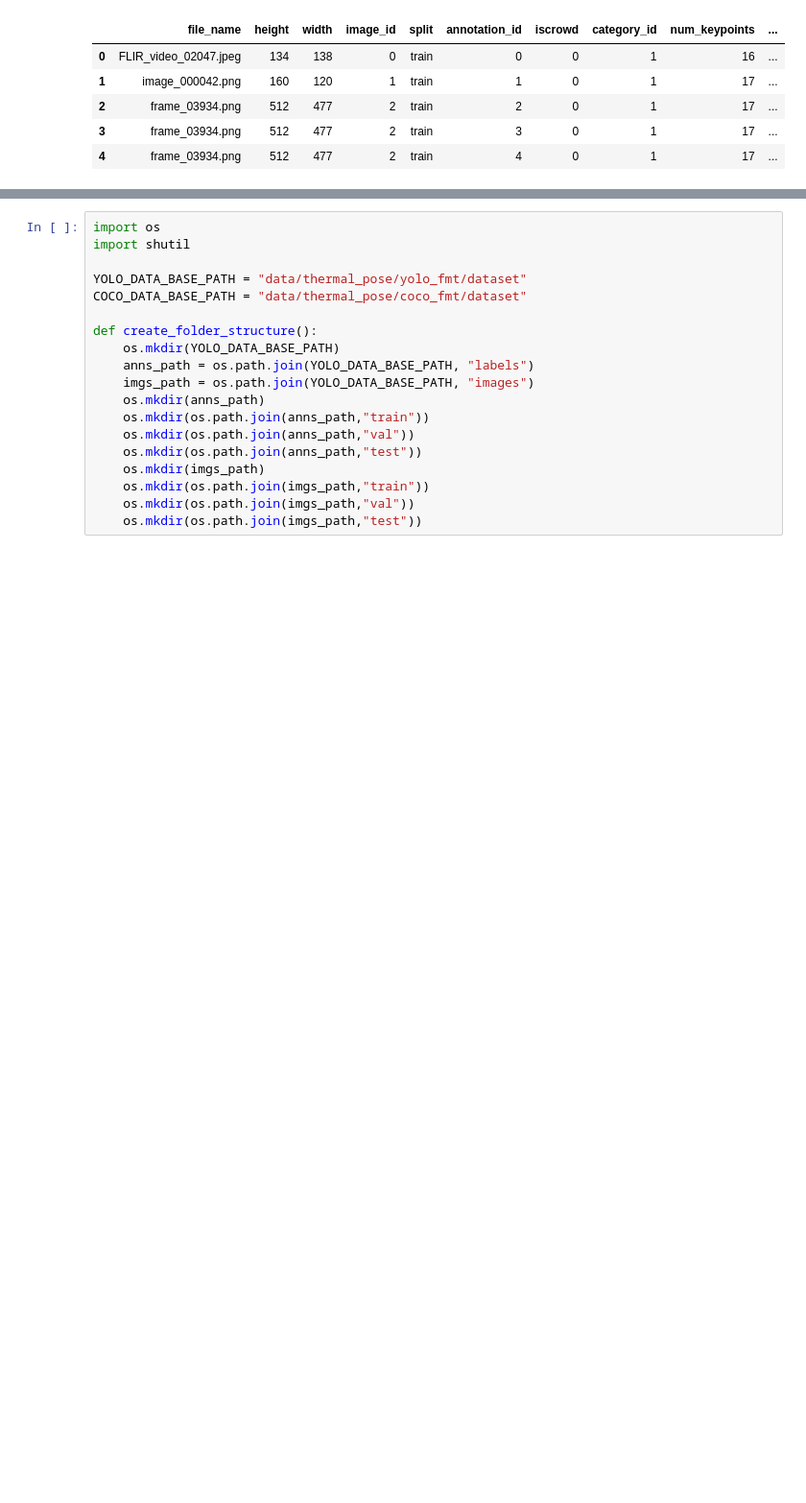
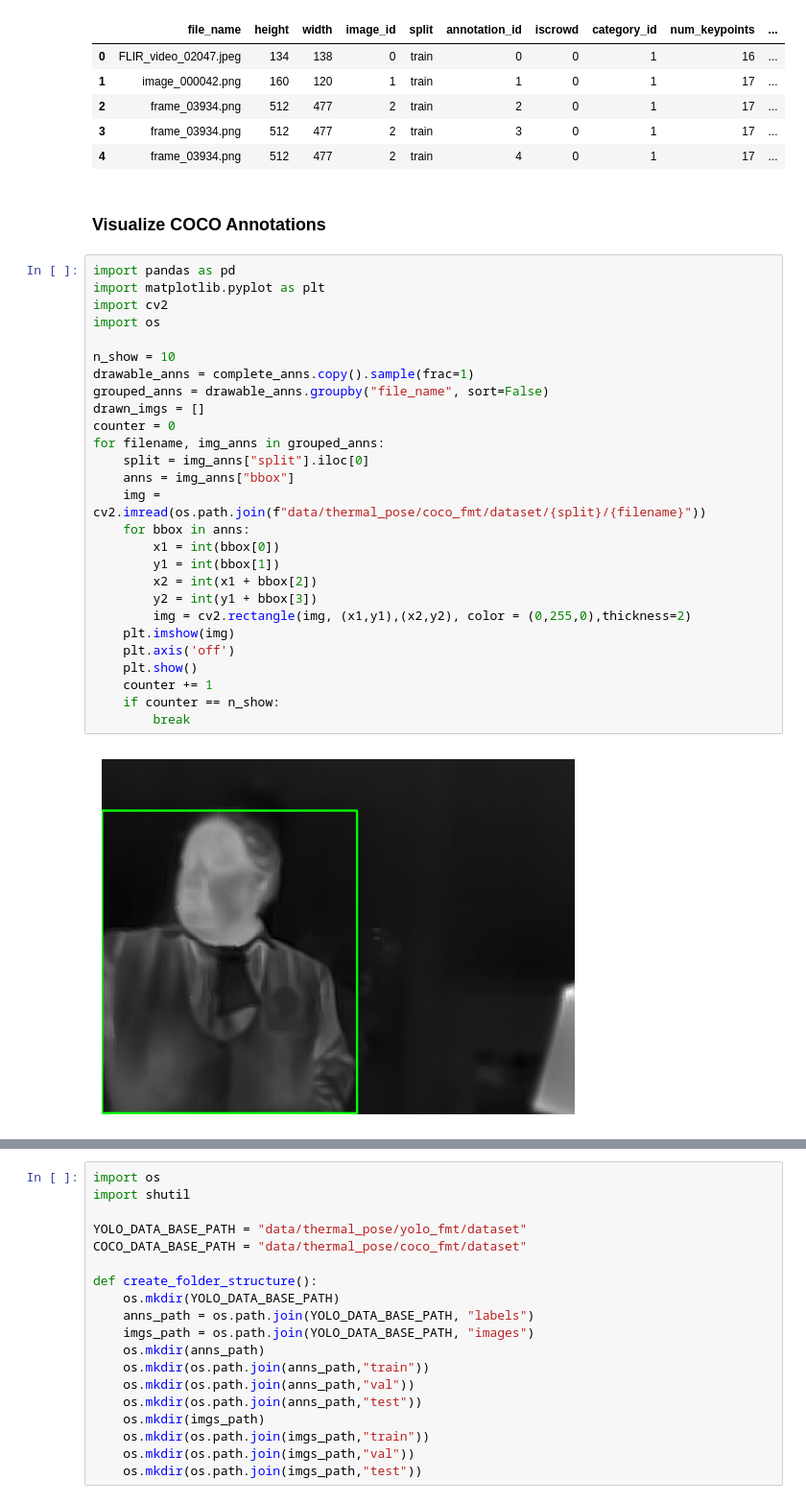
Before and after one commit to jsmithdlc/YoloV7-Person-Det, a Jupyter notebook: transform-annotations.ipynb, the cells around one changed output, grey strips where cells are left out. Shown at 96% size. Cells and saved outputs as stored; diff of their text form; blank space fills up the shorter version.

Commit message:
feat: add ann and person detection visualization

```diff
--- a/transform-annotations.ipynb
+++ b/transform-annotations.ipynb
@@ -47,3 +47,34 @@ complete_anns.head()
 | 2 | frame_03934.png | 512 | 477 | 2 | train | 2 | 0 | 1 | 17 | ... |
 | 3 | frame_03934.png | 512 | 477 | 2 | train | 3 | 0 | 1 | 17 | ... |
 | 4 | frame_03934.png | 512 | 477 | 2 | train | 4 | 0 | 1 | 17 | ... |
+# %% [markdown]
+### Visualize COCO Annotations
+# %%
+import pandas as pd
+import matplotlib.pyplot as plt
+import cv2
+import os
+
+n_show = 10
+drawable_anns = complete_anns.copy().sample(frac=1)
+grouped_anns = drawable_anns.groupby("file_name", sort=False)
+drawn_imgs = []
+counter = 0
+for filename, img_anns in grouped_anns:
+    split = img_anns["split"].iloc[0]
+    anns = img_anns["bbox"]
+    img = cv2.imread(os.path.join(f"data/thermal_pose/coco_fmt/dataset/{split}/{filename}"))
+    for bbox in anns:
+        x1 = int(bbox[0])
+        y1 = int(bbox[1])
+        x2 = int(x1 + bbox[2])
+        y2 = int(y1 + bbox[3])
+        img = cv2.rectangle(img, (x1,y1),(x2,y2), color = (0,255,0),thickness=2)
+    plt.imshow(img)
+    plt.axis('off')
+    plt.show()
+    counter += 1
+    if counter == n_show:
+        break
+# %% [output]
+[figure, added]
```
Also changed, not shown: parts of 7 cells of this notebook, 2 other files.
